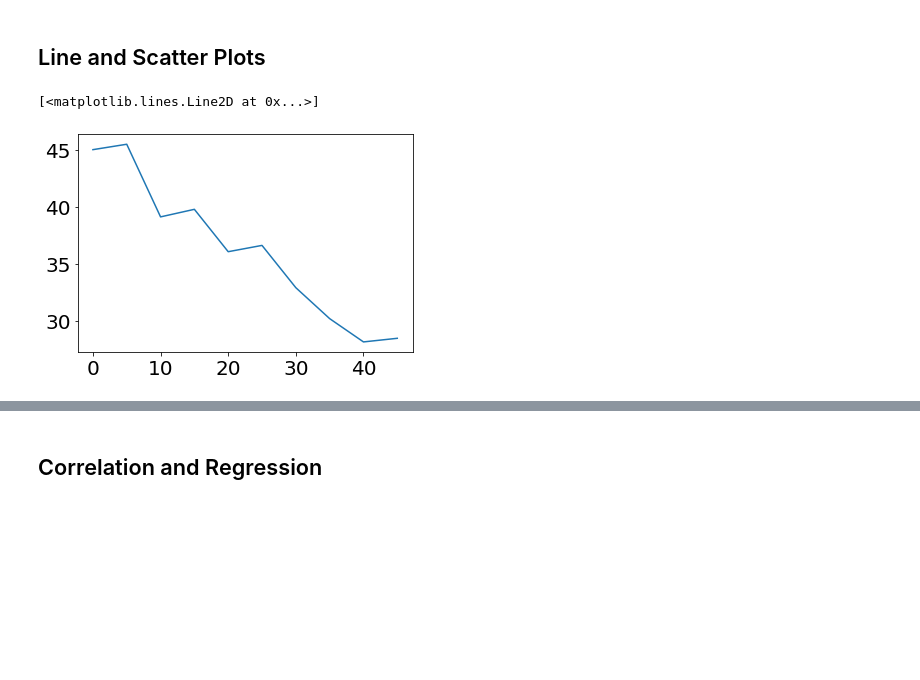
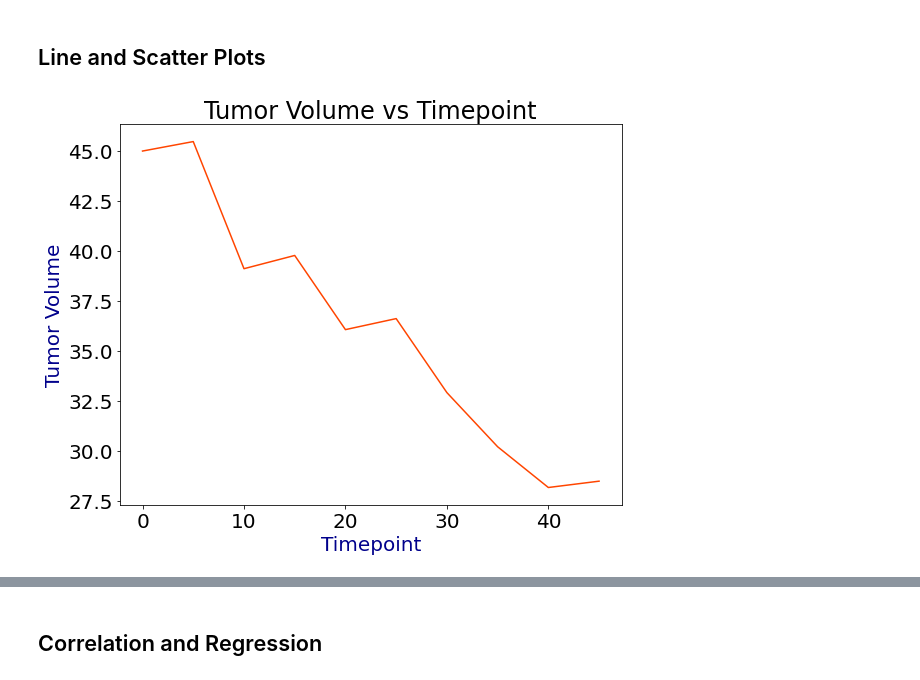
Before and after one commit to fisher1916/cancer-drug-study, a Jupyter notebook: pymaceuticals.ipynb, the cells around one changed output, grey strips where cells are left out. Saved outputs shown, nothing was run; the diff lists cells and outputs as text; code cells hidden in the pictures; blank space fills up the shorter version.

```diff
--- a/pymaceuticals.ipynb
+++ b/pymaceuticals.ipynb
@@ -347,10 +378,21 @@ plt.show()
 ## Line and Scatter Plots
 # %%
 # Generate a line plot of tumor volume vs. time point for a mouse treated with Capomulin
+
+# Create variables and dataframe to draw data for an individual mouse with timepoints treated with Caplomulin
 mouse_unique= "x401"
 mouse_drug= "Capomulin"
 tumor_timept_df = raw_data_df.loc[raw_data_df["Mouse ID"] == mouse_unique]
-plt.plot(tumor_timept_df["Timepoint"], tumor_timept_df["Tumor Volume (mm3)"])
+
+# Plot data
+plt.figure(figsize=(9,7))
+plt.plot(tumor_timept_df["Timepoint"], tumor_timept_df["Tumor Volume (mm3)"], color= "orangered")
+plt.title("Tumor Volume vs Timepoint")
+plt.xlabel("Timepoint", color= "darkblue")
+plt.ylabel("Tumor Volume", color= "darkblue")
+
+
+plt.savefig("Graphs/TumorVol_Timepoint")
+plt.show()
 # %% [output]
-[<matplotlib.lines.Line2D at 0x...>]
-[figure, old version]
+[figure, new version]
```
Also changed, not shown: parts of 9 cells of this notebook, 5 other files.
